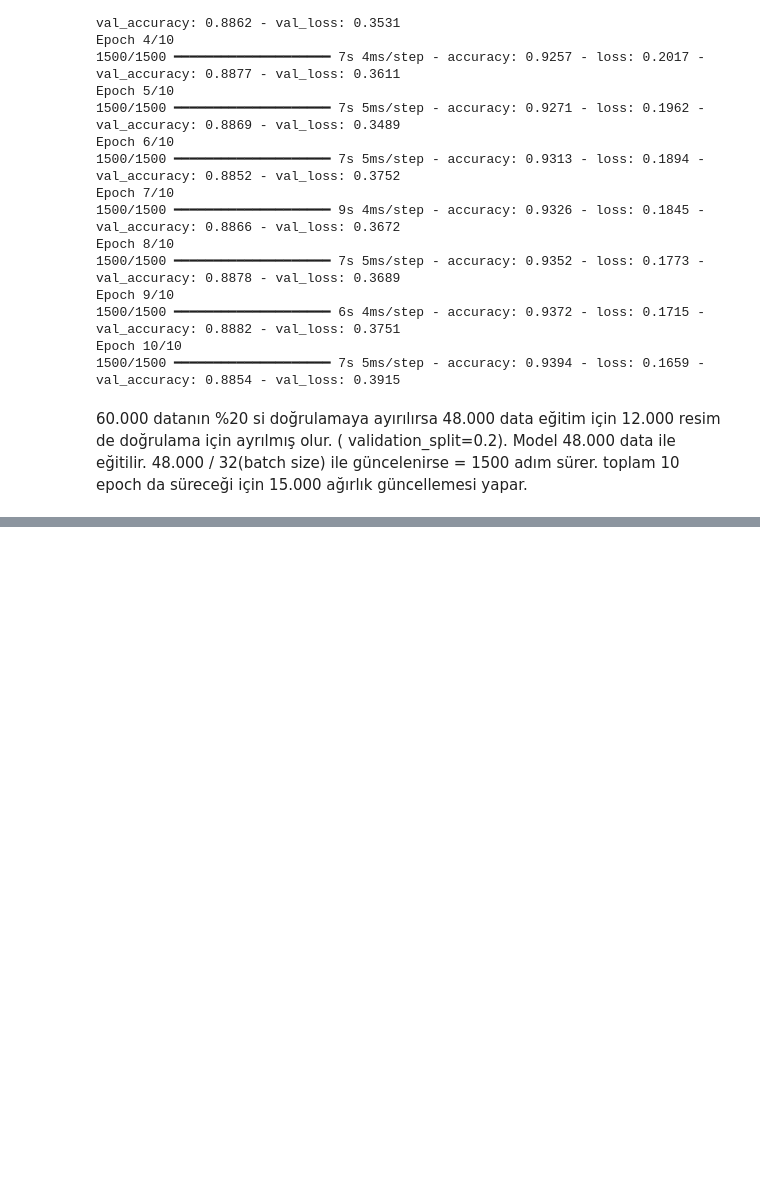
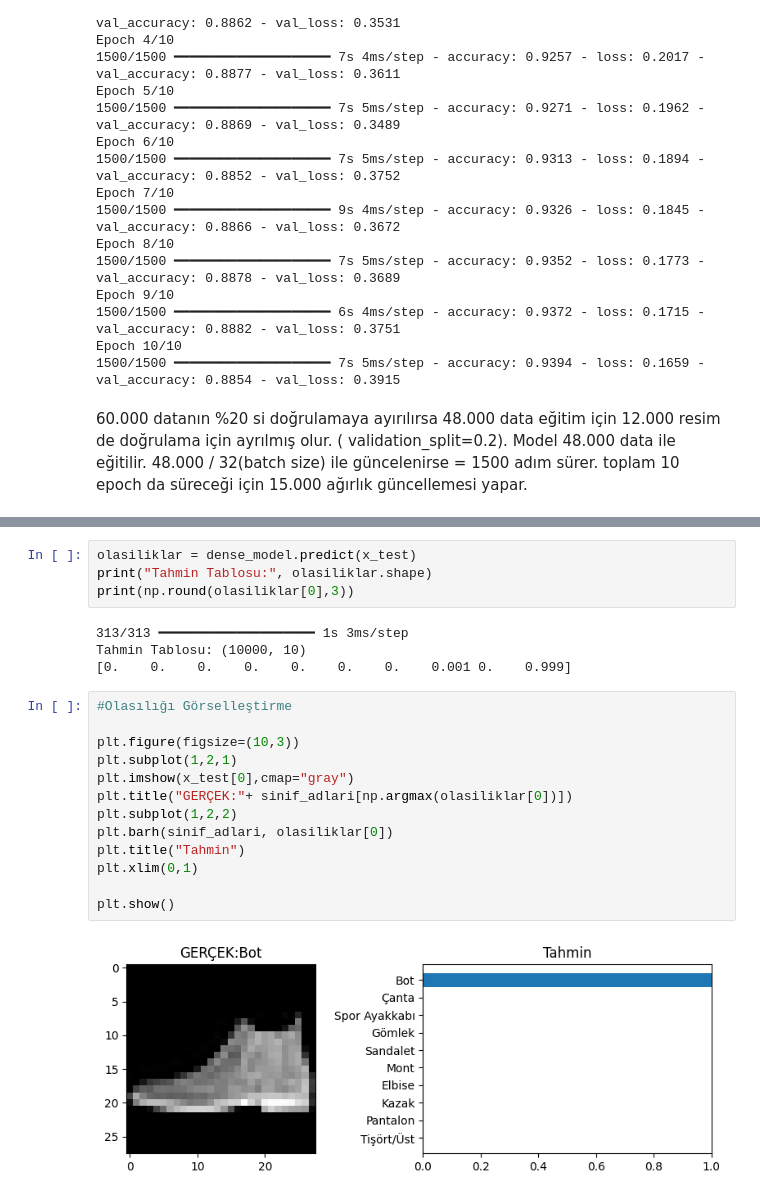
Before and after one commit to europecodingschool/ECS---VB---YZ---08.26, a Jupyter notebook: VB_YZ_Ders_22_.ipynb, the cells around one changed output, grey strips where cells are left out. Cells and saved outputs as stored; diff of their text form; blank space fills up the shorter version.

```diff
--- a/VB_YZ_Ders_22_.ipynb
+++ b/VB_YZ_Ders_22_.ipynb
@@ -196,0 +206,23 @@ Epoch 10/10
+# %%
+olasiliklar = dense_model.predict(x_test)
+print("Tahmin Tablosu:", olasiliklar.shape)
+print(np.round(olasiliklar[0],3))
+# %% [output]
+313/313 ━━━━━━━━━━━━━━━━━━━━ 1s 3ms/step
+Tahmin Tablosu: (10000, 10)
+[0.    0.    0.    0.    0.    0.    0.    0.001 0.    0.999]
+# %%
+#Olasılığı Görselleştirme
+
+plt.figure(figsize=(10,3))
+plt.subplot(1,2,1)
+plt.imshow(x_test[0],cmap="gray")
+plt.title("GERÇEK:"+ sinif_adlari[np.argmax(olasiliklar[0])])
+plt.subplot(1,2,2)
+plt.barh(sinif_adlari, olasiliklar[0])
+plt.title("Tahmin")
+plt.xlim(0,1)
+
+plt.show()
+# %% [output]
+[figure, added]
```
Also changed, not shown: parts of 4 cells of this notebook.
